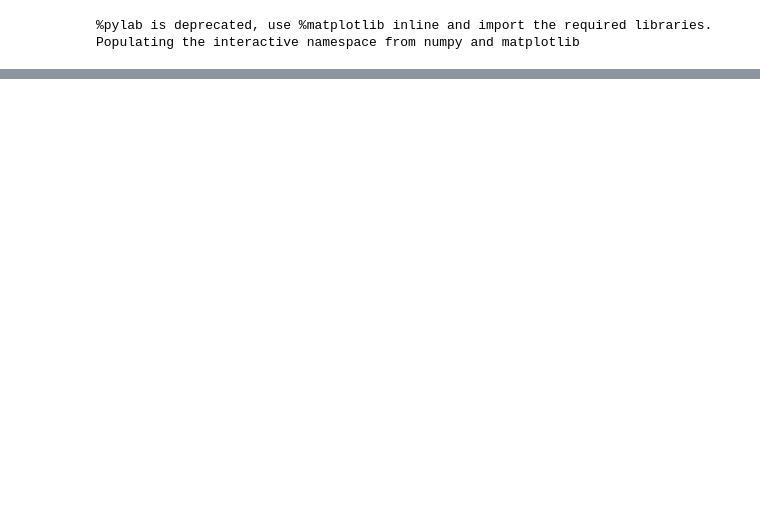
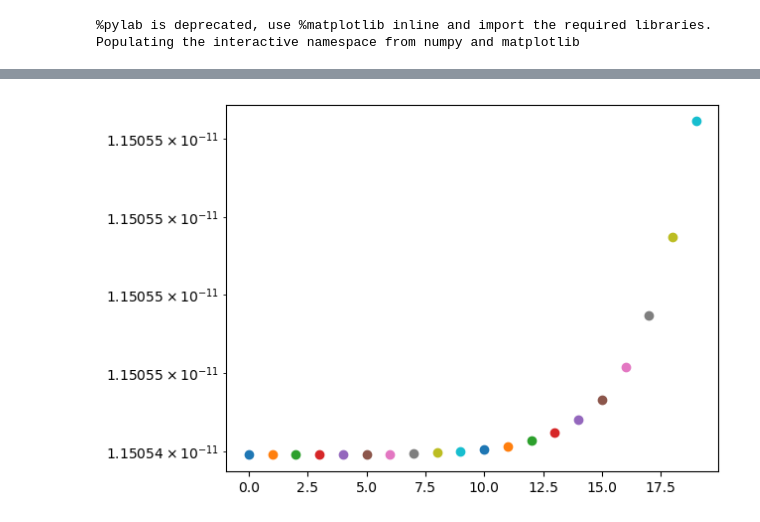
Before and after one commit to SiminTong/fargo3d_coala_devel, a Jupyter notebook: setups/fargo_multifluid/dustsize.ipynb, the cells around one changed output, grey strips where cells are left out. Saved outputs shown, nothing was run; the diff lists cells and outputs as text; code cells hidden in the pictures; blank space fills up the shorter version.

```diff
--- a/setups/fargo_multifluid/dustsize.ipynb
+++ b/setups/fargo_multifluid/dustsize.ipynb
@@ -37,0 +50,8 @@ show()
+# %%
+### plot radial velocity
+for m in range(Ndust):
+    plot(m, dens[m][256], 'o')
+yscale('log')
+show()
+# %% [output]
+[figure, added]
```
Also changed, not shown: parts of 4 cells of this notebook, 4 other files.
